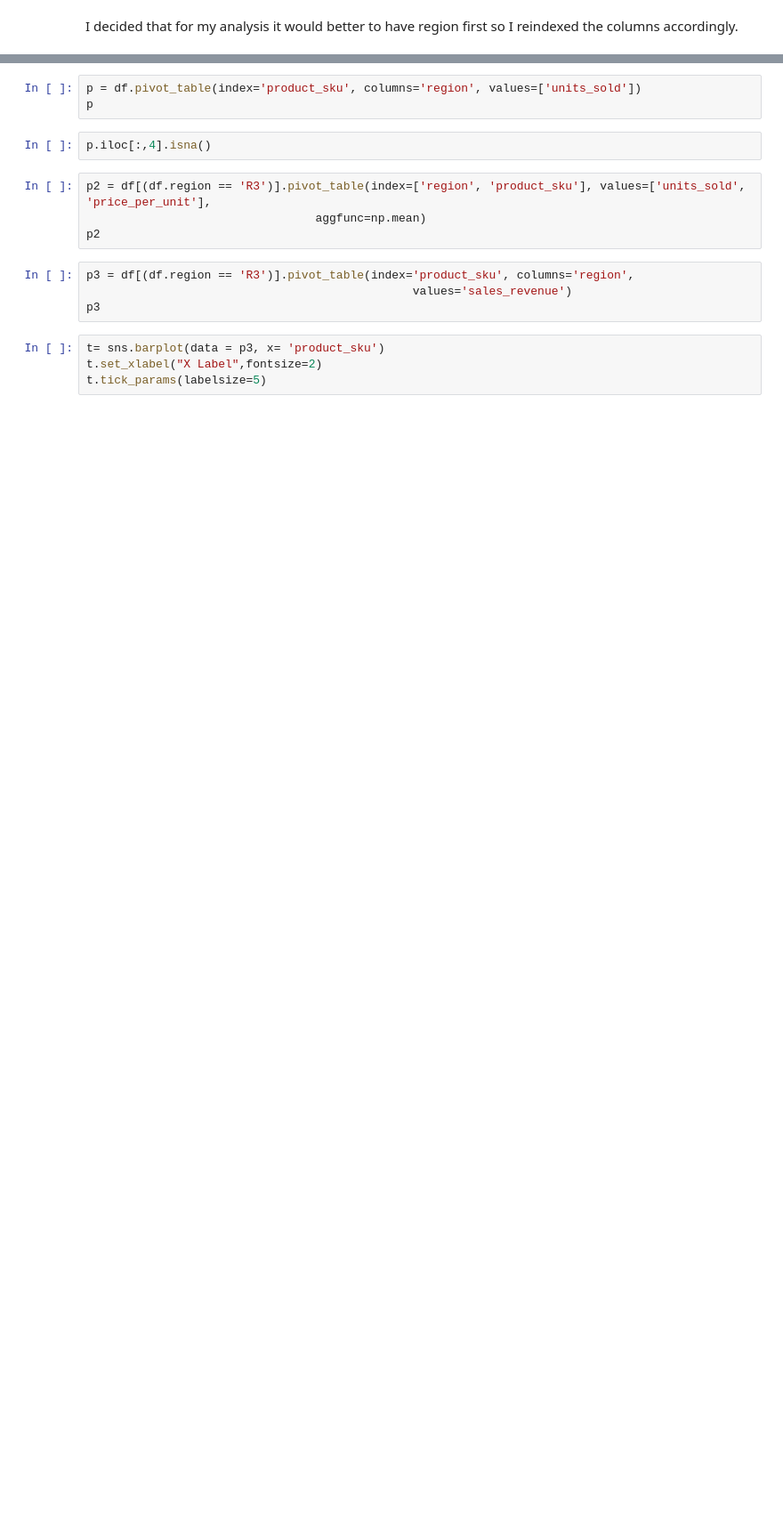
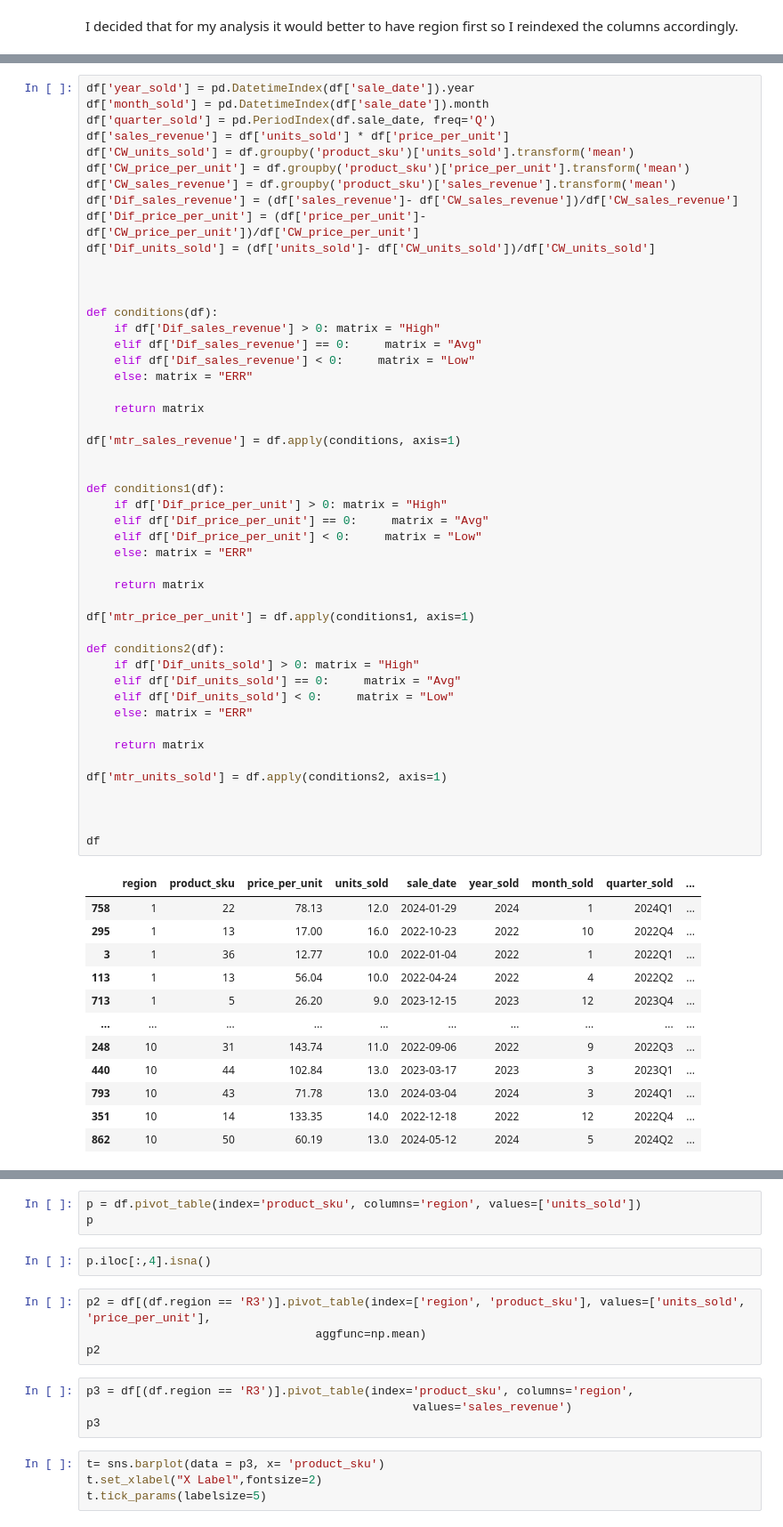
Before and after one commit to ajkam/schulich_data_science, a Jupyter notebook: Assignments/Assignment_1_v2.ipynb, the cells around one changed output, grey strips where cells are left out. Shown at 89% size. Saved outputs shown, nothing was run; the diff lists cells and outputs as text; blank space fills up the shorter version.

```diff
--- a/Assignments/Assignment_1_v2.ipynb
+++ b/Assignments/Assignment_1_v2.ipynb
@@ -721,0 +349,61 @@ df
+# %%
+df['year_sold'] = pd.DatetimeIndex(df['sale_date']).year
+df['month_sold'] = pd.DatetimeIndex(df['sale_date']).month
+df['quarter_sold'] = pd.PeriodIndex(df.sale_date, freq='Q')
+df['sales_revenue'] = df['units_sold'] * df['price_per_unit']
+df['CW_units_sold'] = df.groupby('product_sku')['units_sold'].transform('mean')
+df['CW_price_per_unit'] = df.groupby('product_sku')['price_per_unit'].transform('mean')
+df['CW_sales_revenue'] = df.groupby('product_sku')['sales_revenue'].transform('mean')
+df['Dif_sales_revenue'] = (df['sales_revenue']- df['CW_sales_revenue'])/df['CW_sales_revenue']
+df['Dif_price_per_unit'] = (df['price_per_unit']- df['CW_price_per_unit'])/df['CW_price_per_unit']
+df['Dif_units_sold'] = (df['units_sold']- df['CW_units_sold'])/df['CW_units_sold']
+
+
+
+def conditions(df):
+    if df['Dif_sales_revenue'] > 0: matrix = "High"
+    elif df['Dif_sales_revenue'] == 0:     matrix = "Avg"
+    elif df['Dif_sales_revenue'] < 0:     matrix = "Low"
+    else: matrix = "ERR"
+
+    return matrix
+
+df['mtr_sales_revenue'] = df.apply(conditions, axis=1)
+
+
+def conditions1(df):
+    if df['Dif_price_per_unit'] > 0: matrix = "High"
+    elif df['Dif_price_per_unit'] == 0:     matrix = "Avg"
+    elif df['Dif_price_per_unit'] < 0:     matrix = "Low"
+    else: matrix = "ERR"
+
+    return matrix
+
+df['mtr_price_per_unit'] = df.apply(conditions1, axis=1)
+
+def conditions2(df):
+    if df['Dif_units_sold'] > 0: matrix = "High"
+    elif df['Dif_units_sold'] == 0:     matrix = "Avg"
+    elif df['Dif_units_sold'] < 0:     matrix = "Low"
+    else: matrix = "ERR"
+
+    return matrix
+
+df['mtr_units_sold'] = df.apply(conditions2, axis=1)
+
+
+
+df
+# %% [output]
+|  | region | product_sku | price_per_unit | units_sold | sale_date | year_sold | month_sold | quarter_sold | ... |
+| 758 | 1 | 22 | 78.13 | 12.0 | 2024-01-29 | 2024 | 1 | 2024Q1 | ... |
+| 295 | 1 | 13 | 17.00 | 16.0 | 2022-10-23 | 2022 | 10 | 2022Q4 | ... |
+| 3 | 1 | 36 | 12.77 | 10.0 | 2022-01-04 | 2022 | 1 | 2022Q1 | ... |
+| 113 | 1 | 13 | 56.04 | 10.0 | 2022-04-24 | 2022 | 4 | 2022Q2 | ... |
+| 713 | 1 | 5 | 26.20 | 9.0 | 2023-12-15 | 2023 | 12 | 2023Q4 | ... |
+| ... | ... | ... | ... | ... | ... | ... | ... | ... | ... |
+| 248 | 10 | 31 | 143.74 | 11.0 | 2022-09-06 | 2022 | 9 | 2022Q3 | ... |
+| 440 | 10 | 44 | 102.84 | 13.0 | 2023-03-17 | 2023 | 3 | 2023Q1 | ... |
+| 793 | 10 | 43 | 71.78 | 13.0 | 2024-03-04 | 2024 | 3 | 2024Q1 | ... |
+| 351 | 10 | 14 | 133.35 | 14.0 | 2022-12-18 | 2022 | 12 | 2022Q4 | ... |
+| 862 | 10 | 50 | 60.19 | 13.0 | 2024-05-12 | 2024 | 5 | 2024Q2 | ... |
```
Also changed, not shown: parts of 52 cells of this notebook.
